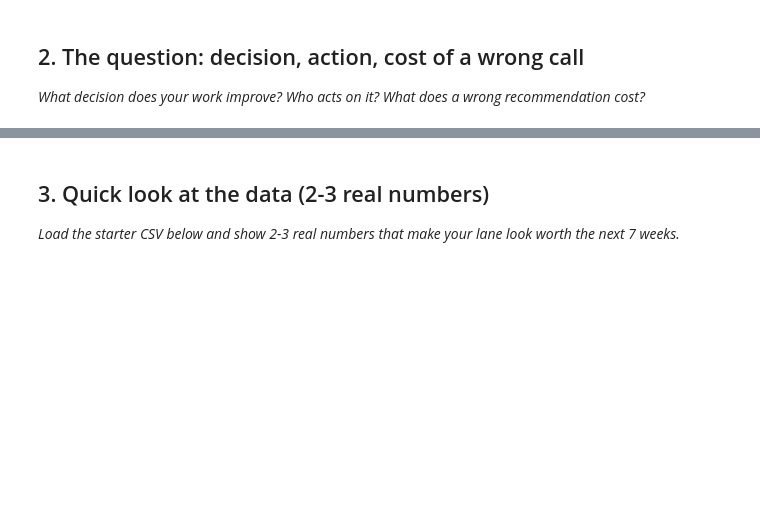
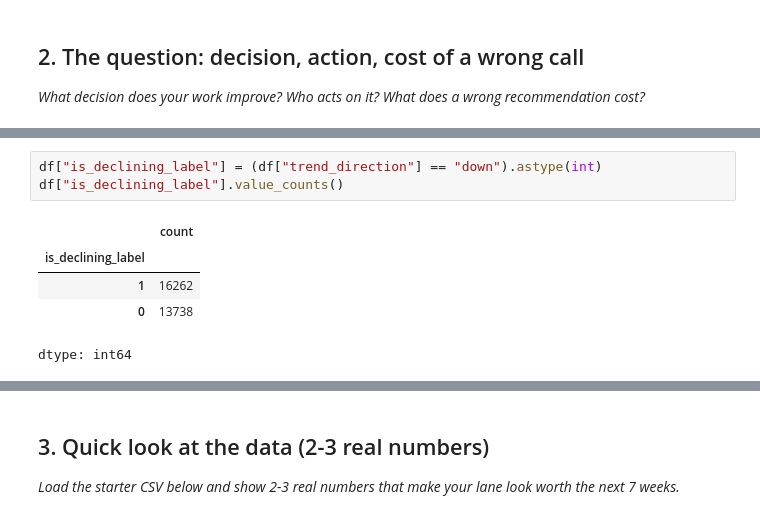
Before and after one commit to arslanxrz/flyrank-ml-internship, a Jupyter notebook: work/notebooks/w01_research_question.ipynb, the cells around one changed output, grey strips where cells are left out. Cells and saved outputs as stored; diff of their text form; blank space fills up the shorter version.

```diff
--- a/work/notebooks/w01_research_question.ipynb
+++ b/work/notebooks/w01_research_question.ipynb
@@ -16,0 +87,9 @@ This skeleton is yours to fill. Work the sections **in order** — each one has
+# %%
+df["is_declining_label"] = (df["trend_direction"] == "down").astype(int)
+df["is_declining_label"].value_counts()
+# %% [output]
+|  | count |
+| is_declining_label |  |
+| 1 | 16262 |
+| 0 | 13738 |
+dtype: int64
```
Also changed, not shown: parts of 18 cells of this notebook.
